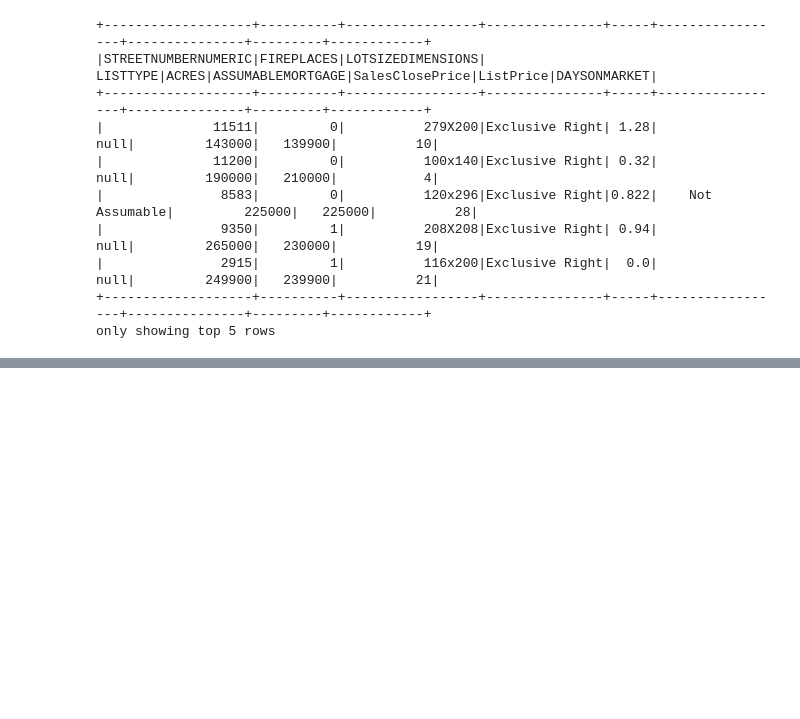
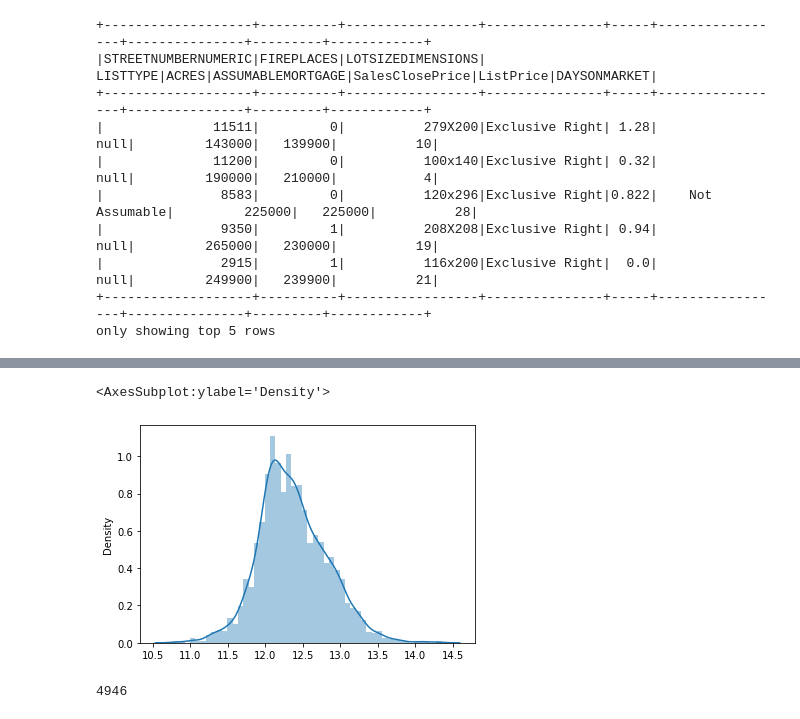
Before and after one commit to cuongpiger/CSC_Big_Data_in_Machine_Learning, a Jupyter notebook: Chapter 05. Data Pre-processing/demo.ipynb, the cells around one changed output, grey strips where cells are left out. Drawn from its saved outputs; the diff is of its cells as text; code cells hidden in the pictures; blank space fills up the shorter version.

```diff
--- a/Chapter 05. Data Pre-processing/demo.ipynb
+++ b/Chapter 05. Data Pre-processing/demo.ipynb
@@ -49,0 +95,2 @@ only showing top 5 rows
+# %%
+df_sub = df_sub.withColumn('log_ScalesClosePrice', log(col('SalesClosePrice')))
@@ -49,0 +121,5 @@ only showing top 5 rows
+# %%
+sns.distplot(df_sub.select('log_ScalesClosePrice').toPandas())
+# %% [output]
+<AxesSubplot:ylabel='Density'>
+[figure, added]
@@ -49,0 +135,4 @@ only showing top 5 rows
+# %%
+df_sub.count()
+# %% [output]
+4946
```
Also changed, not shown: parts of 17 cells of this notebook, 1 other file.
